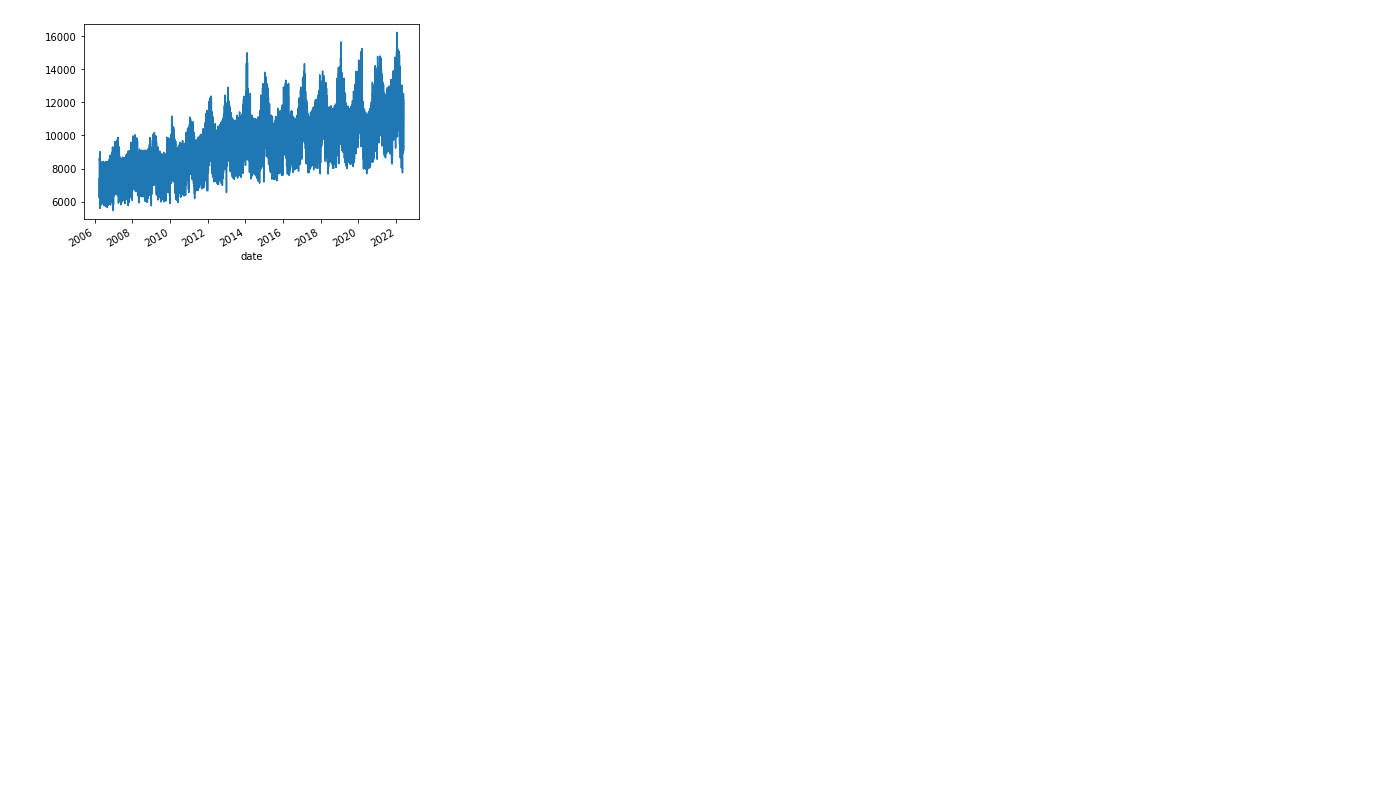
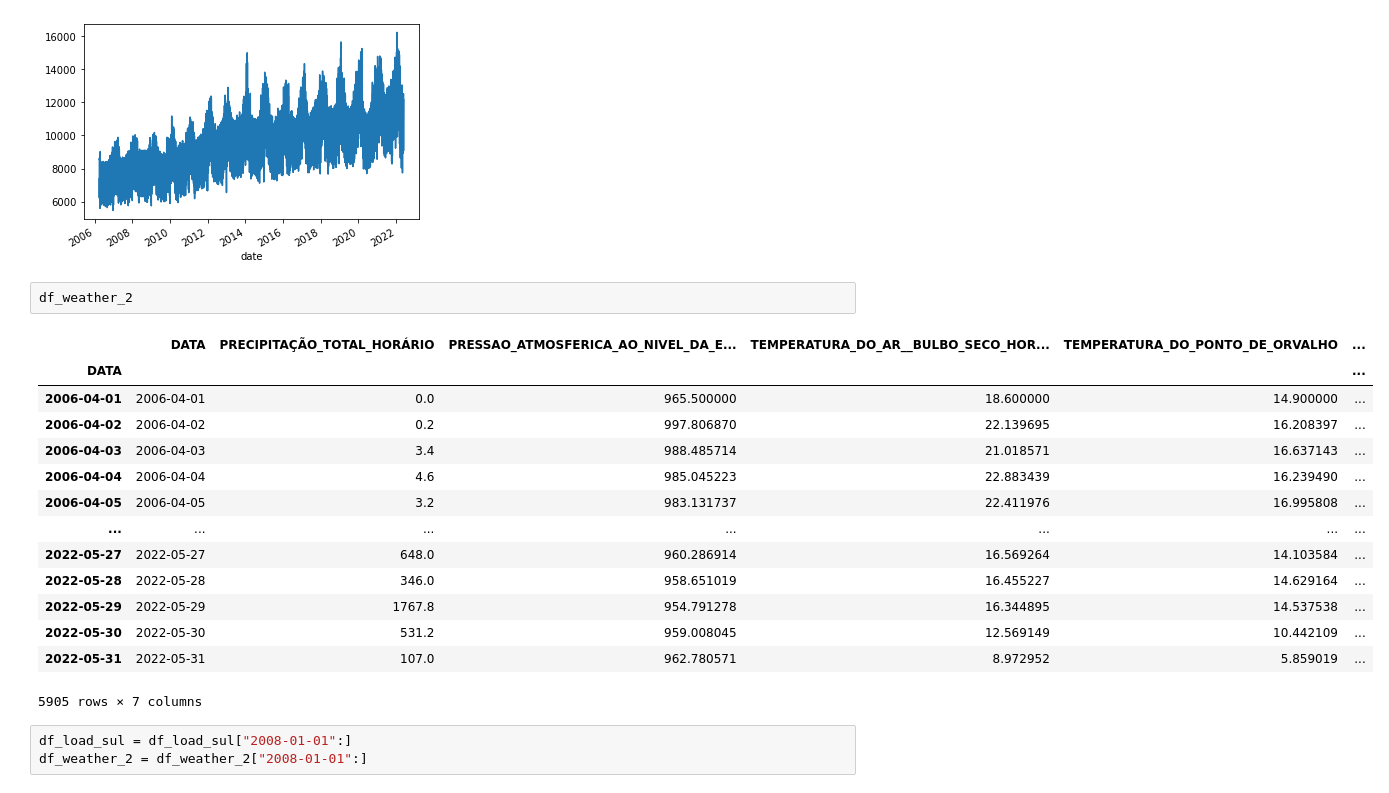
Before and after one commit to matheus-vizzotto/projecao_demanda_eletrica, a Jupyter notebook: data/plots.ipynb, the cells around one changed output. Saved outputs shown, nothing was run; the diff lists cells and outputs as text; blank space fills up the shorter version.

```diff
--- a/data/plots.ipynb
+++ b/data/plots.ipynb
@@ -47,6 +47,26 @@ df_load_sul.load_mwmed.plot()
 # %% [output]
 <AxesSubplot:xlabel='date'>
 [figure]
+# %%
+df_weather_2
+# %% [output]
+|  | DATA | PRECIPITAÇÃO_TOTAL_HORÁRIO | PRESSAO_ATMOSFERICA_AO_NIVEL_DA_E... | TEMPERATURA_DO_AR__BULBO_SECO_HOR... | TEMPERATURA_DO_PONTO_DE_ORVALHO | ... |
+| DATA |  |  |  |  |  | ... |
+| 2006-04-01 | 2006-04-01 | 0.0 | 965.500000 | 18.600000 | 14.900000 | ... |
+| 2006-04-02 | 2006-04-02 | 0.2 | 997.806870 | 22.139695 | 16.208397 | ... |
+| 2006-04-03 | 2006-04-03 | 3.4 | 988.485714 | 21.018571 | 16.637143 | ... |
+| 2006-04-04 | 2006-04-04 | 4.6 | 985.045223 | 22.883439 | 16.239490 | ... |
+| 2006-04-05 | 2006-04-05 | 3.2 | 983.131737 | 22.411976 | 16.995808 | ... |
+| ... | ... | ... | ... | ... | ... | ... |
+| 2022-05-27 | 2022-05-27 | 648.0 | 960.286914 | 16.569264 | 14.103584 | ... |
+| 2022-05-28 | 2022-05-28 | 346.0 | 958.651019 | 16.455227 | 14.629164 | ... |
+| 2022-05-29 | 2022-05-29 | 1767.8 | 954.791278 | 16.344895 | 14.537538 | ... |
+| 2022-05-30 | 2022-05-30 | 531.2 | 959.008045 | 12.569149 | 10.442109 | ... |
+| 2022-05-31 | 2022-05-31 | 107.0 | 962.780571 | 8.972952 | 5.859019 | ... |
+5905 rows × 7 columns
+# %%
+df_load_sul = df_load_sul["2008-01-01":]
+df_weather_2 = df_weather_2["2008-01-01":]
 # %%
 plt.figure(figsize = (20, 10))
 
```
Also changed, not shown: parts of 1 cell of this notebook, 3 other files.
